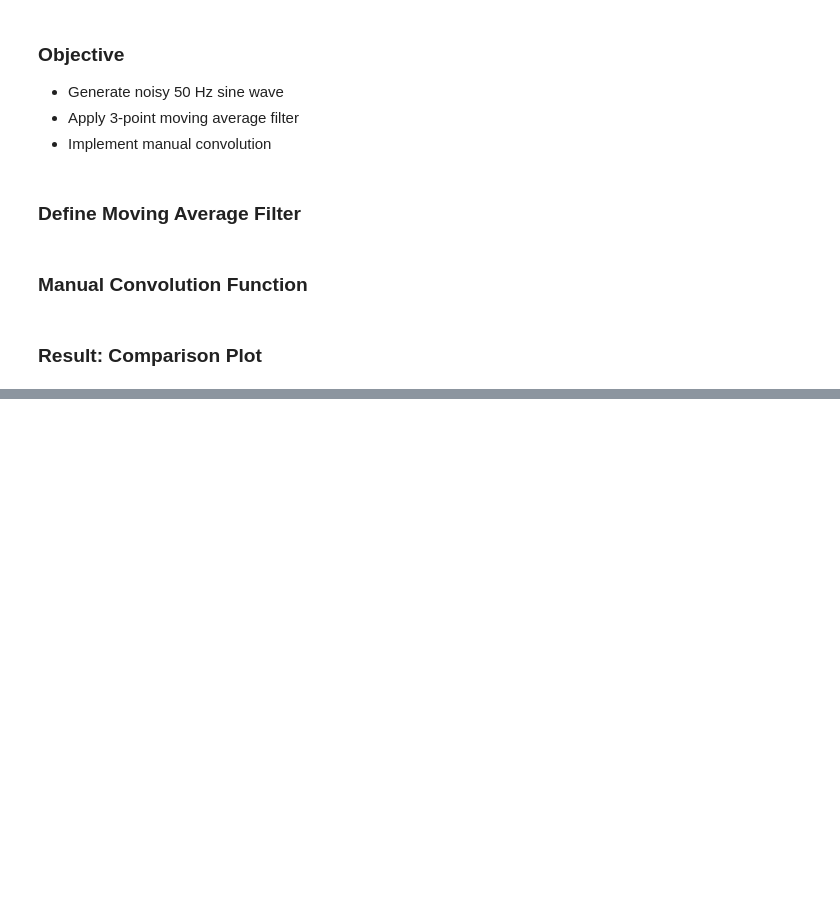
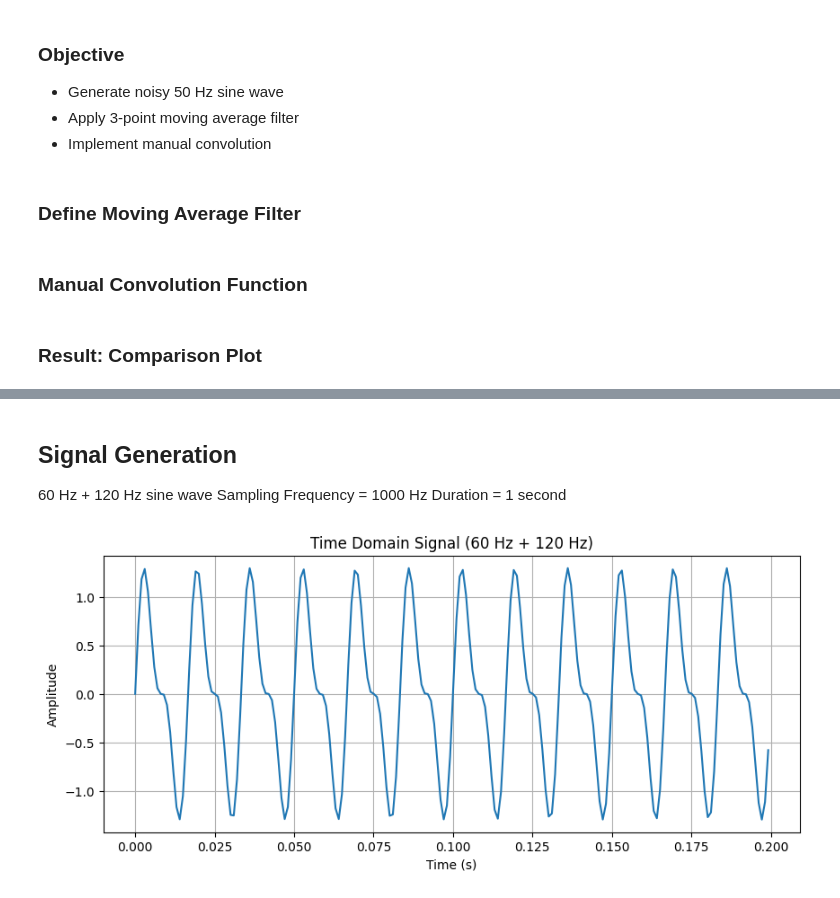
Before and after one commit to Thanu-Venu/dsp-convolution-dft, a Jupyter notebook: assignment.ipynb, the cells around one changed output, grey strips where cells are left out. Drawn from its saved outputs; the diff is of its cells as text; code cells hidden in the pictures; blank space fills up the shorter version.

```diff
--- a/assignment.ipynb
+++ b/assignment.ipynb
@@ -53,0 +64,21 @@ plt.show()
+# %%
+FS=1000
+N=1000
+t=np.linspace(0,1,N)
+# %% [markdown]
+## Signal Generation
+60 Hz + 120 Hz sine wave
+Sampling Frequency = 1000 Hz
+Duration = 1 second
+# %%
+signal_dft=np.sin(2*np.pi*60*t)+0.5*np.sin(2*np.pi*120*t)
+# %%
+plt.figure(figsize=(10,4))
+plt.plot(t[:200],signal_dft[:200])
+plt.title("Time Domain Signal (60 Hz + 120 Hz)")
+plt.xlabel('Time (s)')
+plt.ylabel('Amplitude')
+plt.grid(True)
+plt.show()
+# %% [output]
+[figure, added]
```
Also changed, not shown: parts of 9 cells of this notebook.
